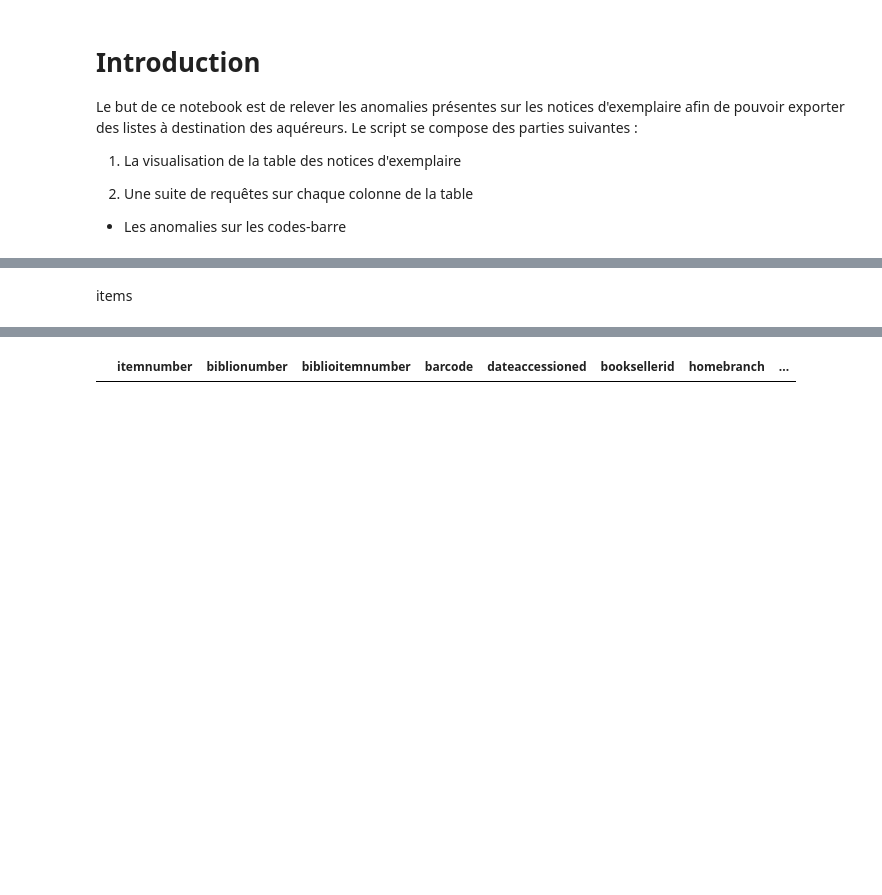
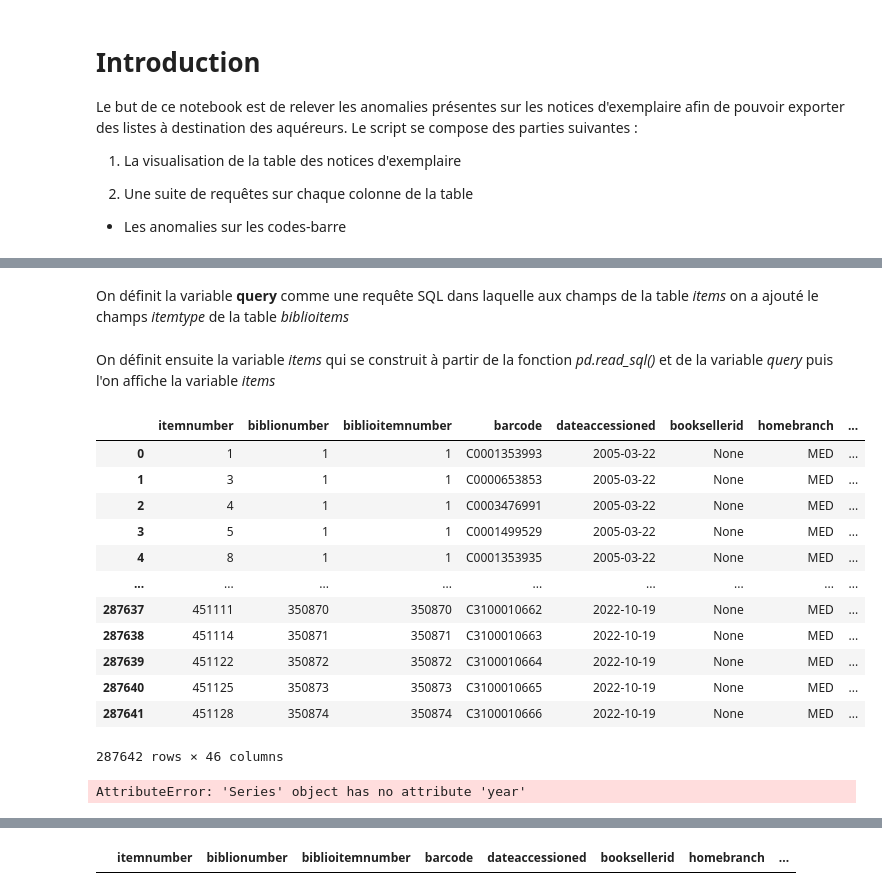
Before and after one commit to ragbx/kibini2, a Jupyter notebook: kibini/adm_analyse_exemplaires.ipynb, the cells around one changed output, grey strips where cells are left out. Drawn from its saved outputs; the diff is of its cells as text; code cells hidden in the pictures; blank space fills up the shorter version.

```diff
--- a/kibini/adm_analyse_exemplaires.ipynb
+++ b/kibini/adm_analyse_exemplaires.ipynb
@@ -23,10 +16,27 @@ colonnes_a_exporter = ['barcode',
 # %%
 db_conn = DbConn().create_engine()
+# %% [markdown]
+On définit la variable **query** comme une requête SQL dans laquelle aux champs de la table *items* on a ajouté le champs *itemtype* de la table *biblioitems*
 # %%
 query = """SELECT i.itemnumber, i.biblionumber, i.biblioitemnumber, i.barcode, i.dateaccessioned, i.booksellerid, i.homebranch, i.price, i.replacementprice, i.replacementpricedate, i.datelastborrowed, i.datelastseen, i.stack, i.notforloan, i.damaged, i.damaged_on, i.itemlost, i.itemlost_on, i.withdrawn, i.withdrawn_on, i.itemcallnumber, i.coded_location_qualifier, i.issues, i.renewals, i.reserves, i.restricted, i.itemnotes, i.itemnotes_nonpublic, i.holdingbranch,i.timestamp, i.location, i.permanent_location, i.onloan, i.cn_source, i.cn_sort, i.ccode, i.materials, i.uri, i.itype, i.more_subfields_xml, i.enumchron, i.copynumber, i.stocknumber, i.new_status, i.exclude_from_local_holds_priority, bi.itemtype
 FROM koha_prod.items i
 JOIN koha_prod.biblioitems bi ON bi.biblionumber = i.biblionumber """
+# %% [markdown]
+On définit ensuite la variable *items* qui se construit à partir de la fonction *pd.read_sql()* et de la variable *query* puis l'on affiche la variable *items*
 # %%
 items = pd.read_sql(query, db_conn)
+items
+# %% [output]
+|  | itemnumber | biblionumber | biblioitemnumber | barcode | dateaccessioned | booksellerid | homebranch | ... |
+| 0 | 1 | 1 | 1 | C0001353993 | 2005-03-22 | None | MED | ... |
+| 1 | 3 | 1 | 1 | C0000653853 | 2005-03-22 | None | MED | ... |
+| 2 | 4 | 1 | 1 | C0003476991 | 2005-03-22 | None | MED | ... |
+| 3 | 5 | 1 | 1 | C0001499529 | 2005-03-22 | None | MED | ... |
+| 4 | 8 | 1 | 1 | C0001353935 | 2005-03-22 | None | MED | ... |
+| ... | ... | ... | ... | ... | ... | ... | ... | ... |
+| 287637 | 451111 | 350870 | 350870 | C3100010662 | 2022-10-19 | None | MED | ... |
+| 287638 | 451114 | 350871 | 350871 | C3100010663 | 2022-10-19 | None | MED | ... |
+| 287639 | 451122 | 350872 | 350872 | C3100010664 | 2022-10-19 | None | MED | ... |
+| 287640 | 451125 | 350873 | 350873 | C3100010665 | 2022-10-19 | None | MED | ... |
+| 287641 | 451128 | 350874 | 350874 | C3100010666 | 2022-10-19 | None | MED | ... |
+287642 rows × 46 columns
-# %% [markdown]
-items
@@ -33,3 +46,7 @@ items
+# %%
+items['dateaccessioned'].year
+# %% [output]
+AttributeError: 'Series' object has no attribute 'year'
 # %%
 items['homebranch'].value_counts(normalize=True)
 # %% [output]
```
Also changed, not shown: parts of 19 cells of this notebook, 2 other files.
